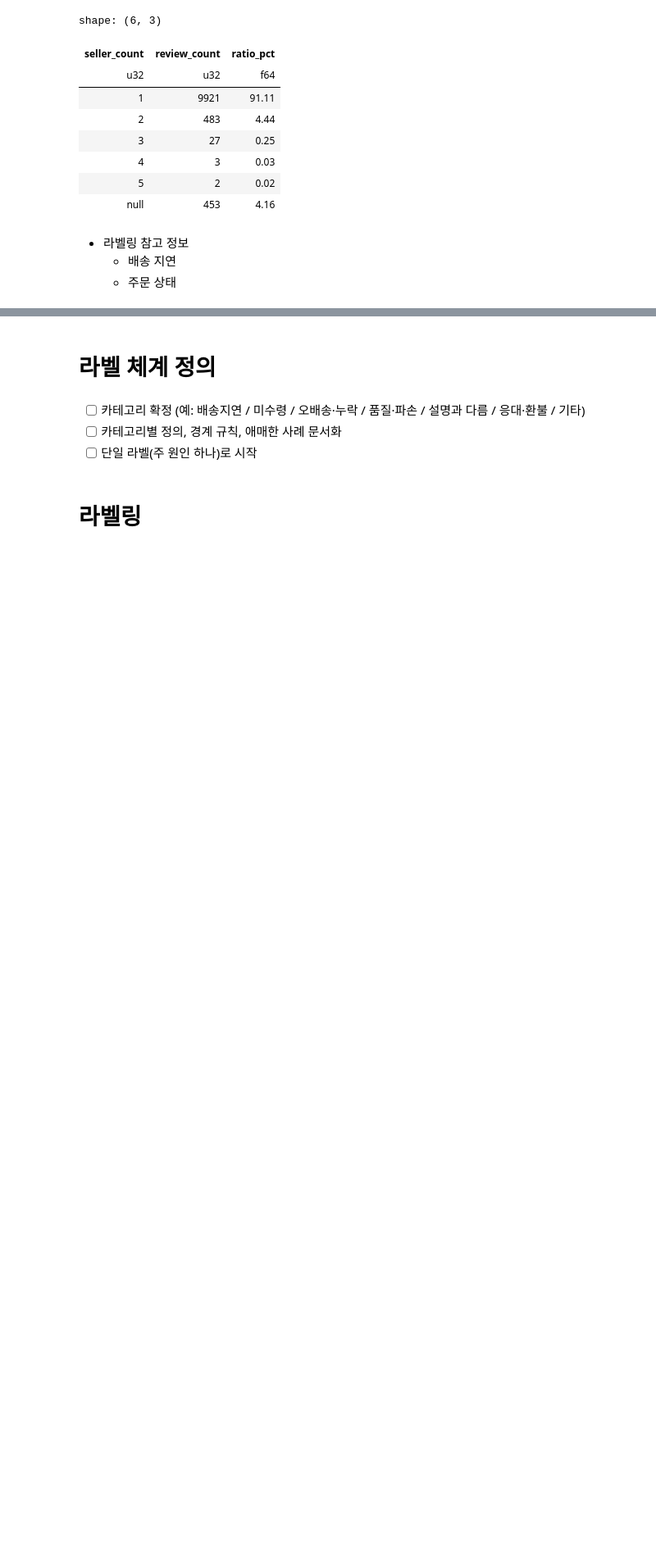
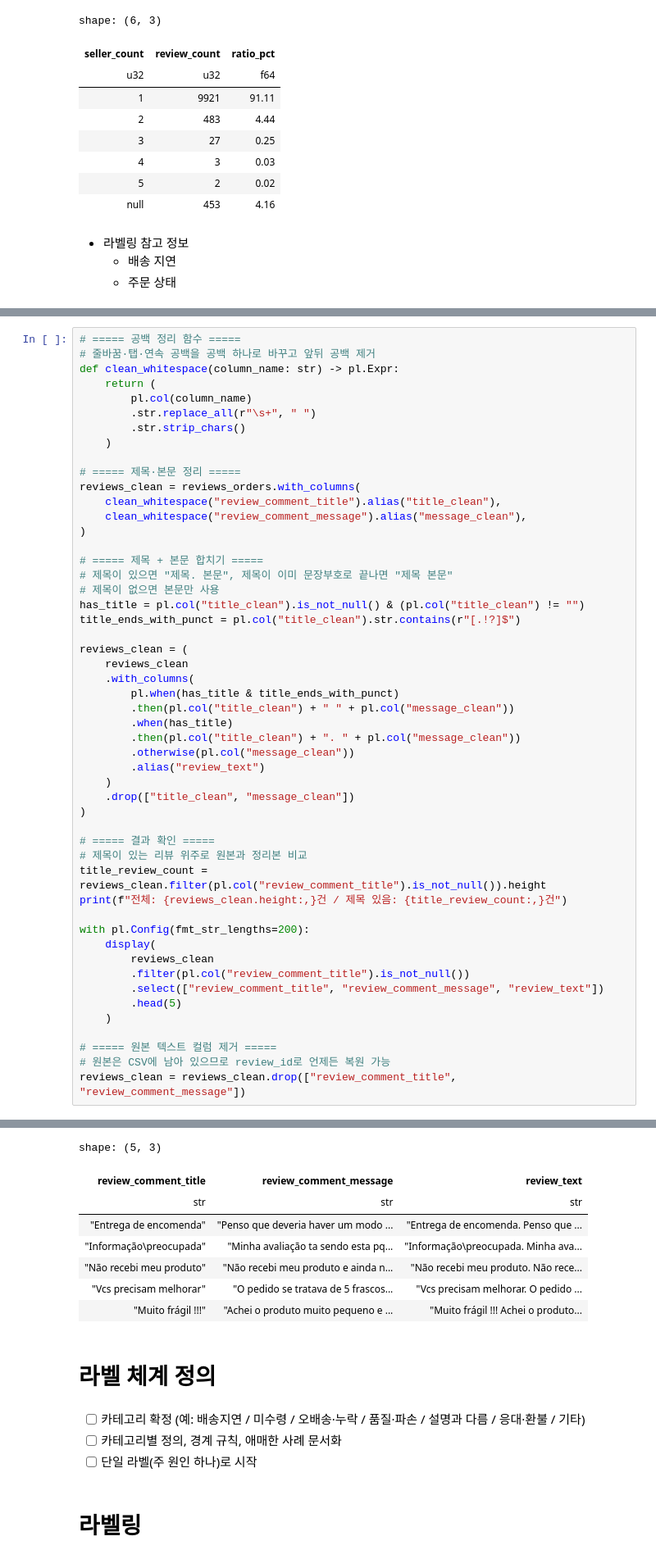
Before and after one commit to yongjin-hong/olist_analysis, a Jupyter notebook: notebooks/EDA.ipynb, the cells around one changed output, grey strips where cells are left out. Shown at 82% size. Saved outputs shown, nothing was run; the diff lists cells and outputs as text; blank space fills up the shorter version.

```diff
--- a/notebooks/EDA.ipynb
+++ b/notebooks/EDA.ipynb
@@ -260,0 +350,52 @@ shape: (6, 3)
+# %%
+# ===== 공백 정리 함수 =====
+# 줄바꿈·탭·연속 공백을 공백 하나로 바꾸고 앞뒤 공백 제거
+def clean_whitespace(column_name: str) -> pl.Expr:
+    return (
+        pl.col(column_name)
+        .str.replace_all(r"\s+", " ")
+        .str.strip_chars()
+    )
+
+# ===== 제목·본문 정리 =====
+reviews_clean = reviews_orders.with_columns(
+    clean_whitespace("review_comment_title").alias("title_clean"),
+    clean_whitespace("review_comment_message").alias("message_clean"),
+)
+
+# ===== 제목 + 본문 합치기 =====
+# 제목이 있으면 "제목. 본문", 제목이 이미 문장부호로 끝나면 "제목 본문"
+# 제목이 없으면 본문만 사용
+has_title = pl.col("title_clean").is_not_null() & (pl.col("title_clean") != "")
+title_ends_with_punct = pl.col("title_clean").str.contains(r"[.!?]$")
+
+reviews_clean = (
+    reviews_clean
+    .with_columns(
+        pl.when(has_title & title_ends_with_punct)
+        .then(pl.col("title_clean") + " " + pl.col("message_clean"))
+        .when(has_title)
+        .then(pl.col("title_clean") + ". " + pl.col("message_clean"))
+        .otherwise(pl.col("message_clean"))
+        .alias("review_text")
+    )
+    .drop(["title_clean", "message_clean"])
+)
+
+# ===== 결과 확인 =====
+# 제목이 있는 리뷰 위주로 원본과 정리본 비교
+title_review_count = reviews_clean.filter(pl.col("review_comment_title").is_not_null()).height
+print(f"전체: {reviews_clean.height:,}건 / 제목 있음: {title_review_count:,}건")
+
+with pl.Config(fmt_str_lengths=200):
+    display(
+        reviews_clean
+        .filter(pl.col("review_comment_title").is_not_null())
+        .select(["review_comment_title", "review_comment_message", "review_text"])
+        .head(5)
+    )
+
+# ===== 원본 텍스트 컬럼 제거 =====
+# 원본은 CSV에 남아 있으므로 review_id로 언제든 복원 가능
+reviews_clean = reviews_clean.drop(["review_comment_title", "review_comment_message"])
+# %% [output]
@@ -261,3 +403,11 @@ shape: (6, 3)
+shape: (5, 3)
+| review_comment_title | review_comment_message | review_text |
+| str | str | str |
+| "Entrega de encomenda" | "Penso que deveria haver um modo ... | "Entrega de encomenda. Penso que ... |
+| "Informação\preocupada" | "Minha avaliação ta sendo esta pq... | "Informação\preocupada. Minha ava... |
+| "Não recebi meu produto" | "Não recebi meu produto e ainda n... | "Não recebi meu produto. Não rece... |
+| "Vcs precisam melhorar" | "O pedido se tratava de 5 frascos... | "Vcs precisam melhorar. O pedido ... |
+| "Muito frágil !!!" | "Achei o produto muito pequeno e ... | "Muito frágil !!! Achei o produto... |
 # %% [markdown]
 # 라벨 체계 정의
 # %% [markdown]
```
Also changed, not shown: parts of 4 cells of this notebook.
